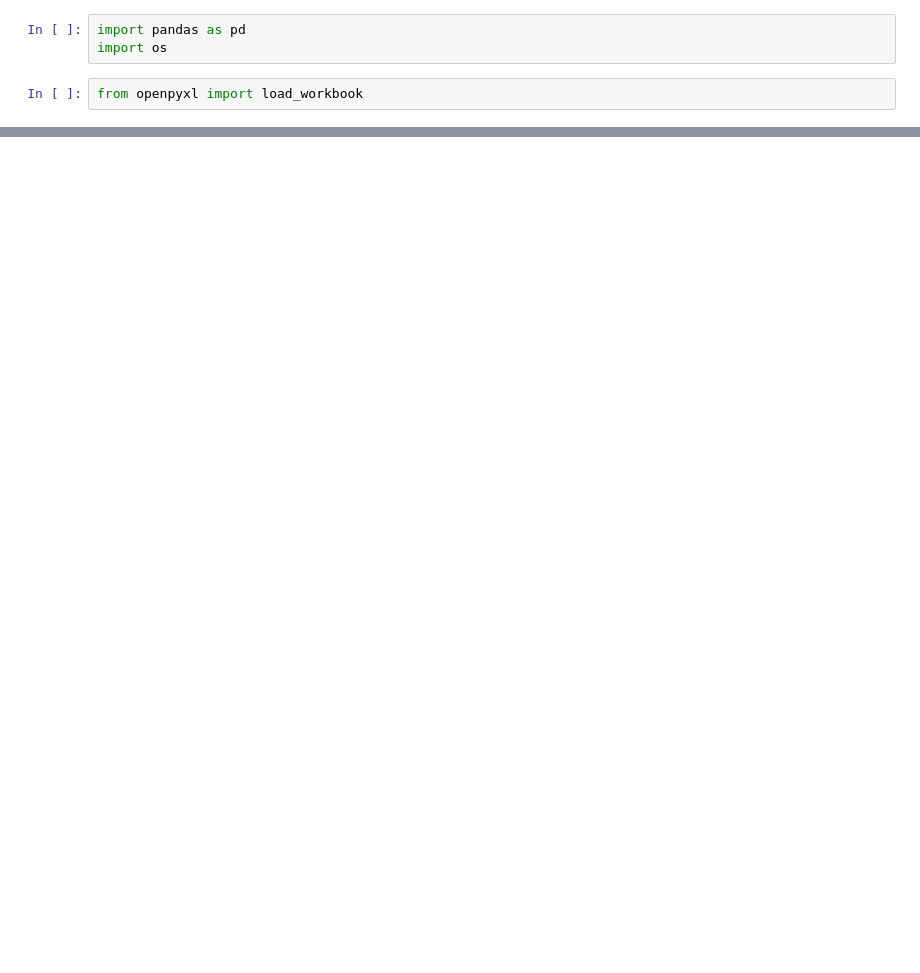
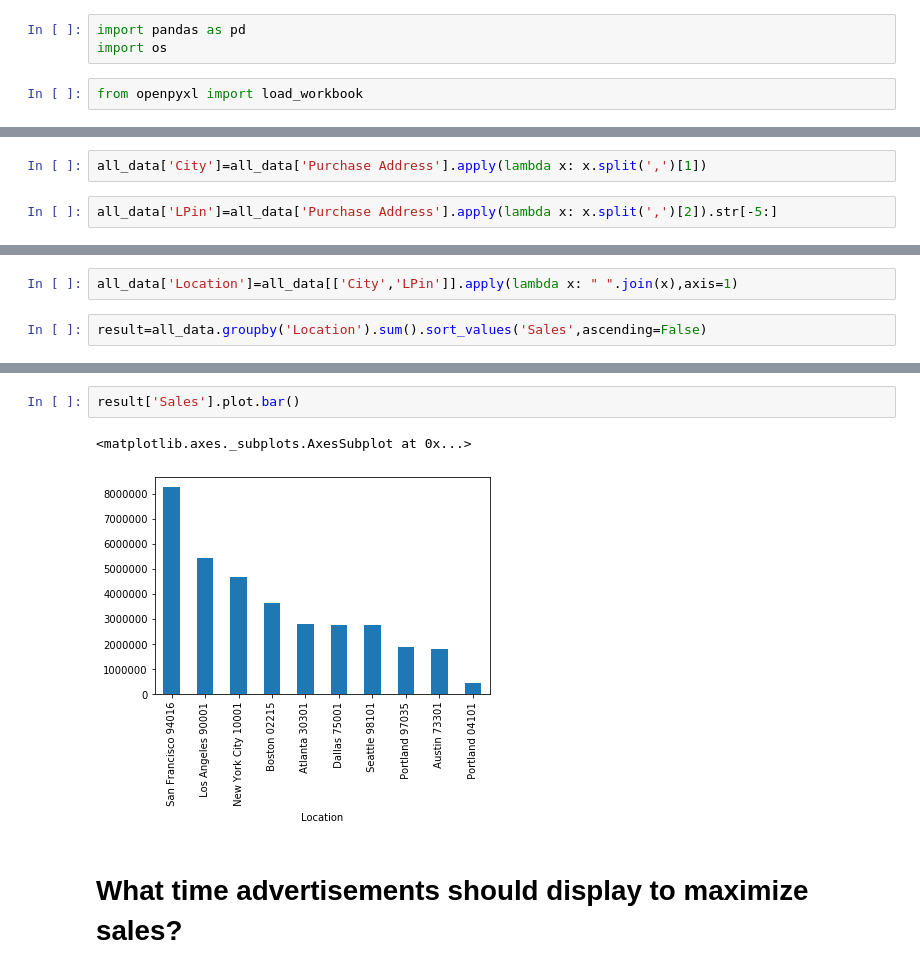
Before and after one commit to bipinyadu89/Pandas-Data-Science-Tasks, a Jupyter notebook: Sales Analysis.ipynb, the cells around one changed output, grey strips where cells are left out. Drawn from its saved outputs; the diff is of its cells as text; blank space fills up the shorter version.

```diff
--- a/Sales Analysis.ipynb
+++ b/Sales Analysis.ipynb
@@ -16,0 +79,4 @@ data.tail()
+# %%
+all_data['City']=all_data['Purchase Address'].apply(lambda x: x.split(',')[1])
+# %%
+all_data['LPin']=all_data['Purchase Address'].apply(lambda x: x.split(',')[2]).str[-5:]
@@ -16,0 +92,4 @@ data.tail()
+# %%
+all_data['Location']=all_data[['City','LPin']].apply(lambda x: " ".join(x),axis=1)
+# %%
+result=all_data.groupby('Location').sum().sort_values('Sales',ascending=False)
@@ -16,0 +111,7 @@ data.tail()
+# %%
+result['Sales'].plot.bar()
+# %% [output]
+<matplotlib.axes._subplots.AxesSubplot at 0x...>
+[figure, added]
+# %% [markdown]
+# What time advertisements should display to maximize sales?
```
Also changed, not shown: parts of 29 cells of this notebook.
